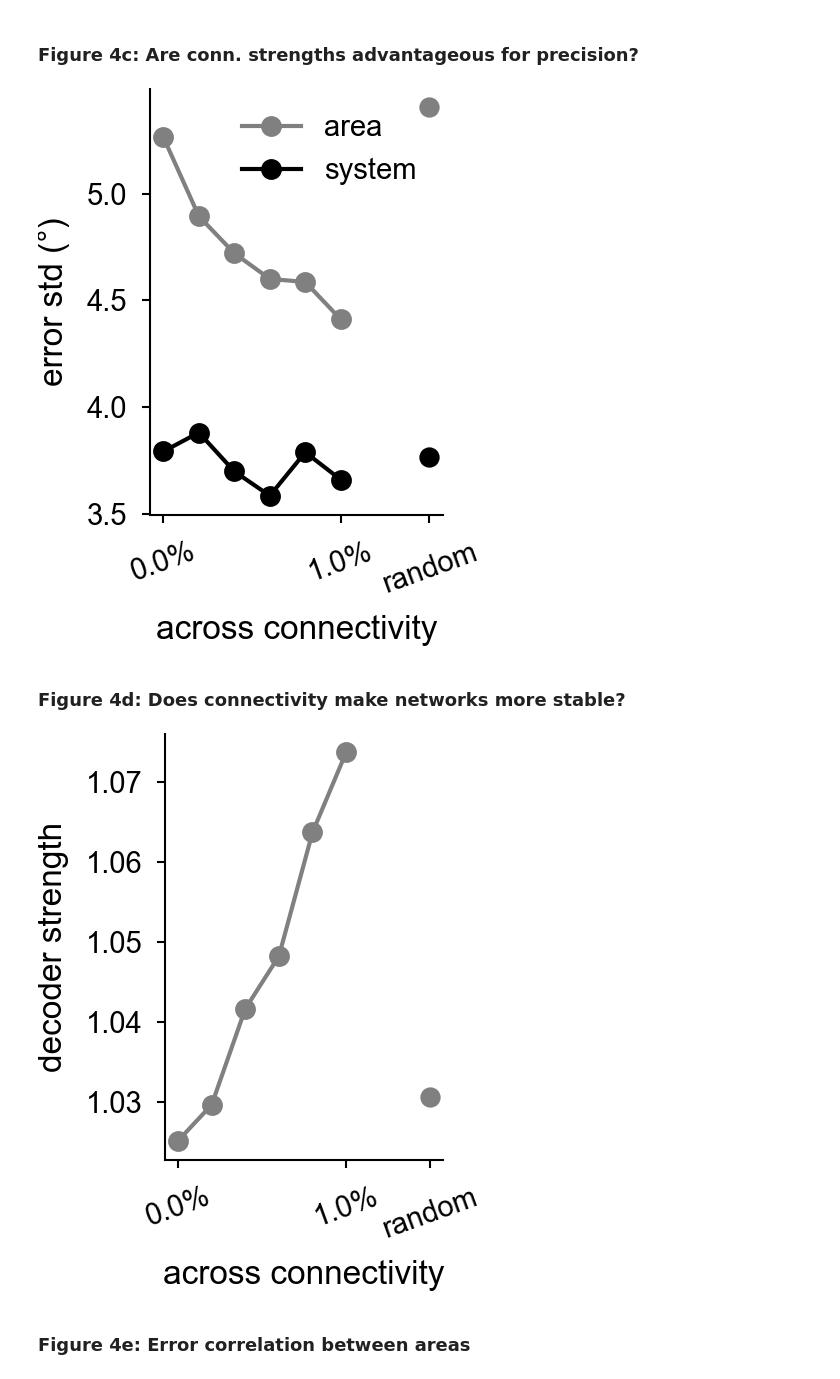
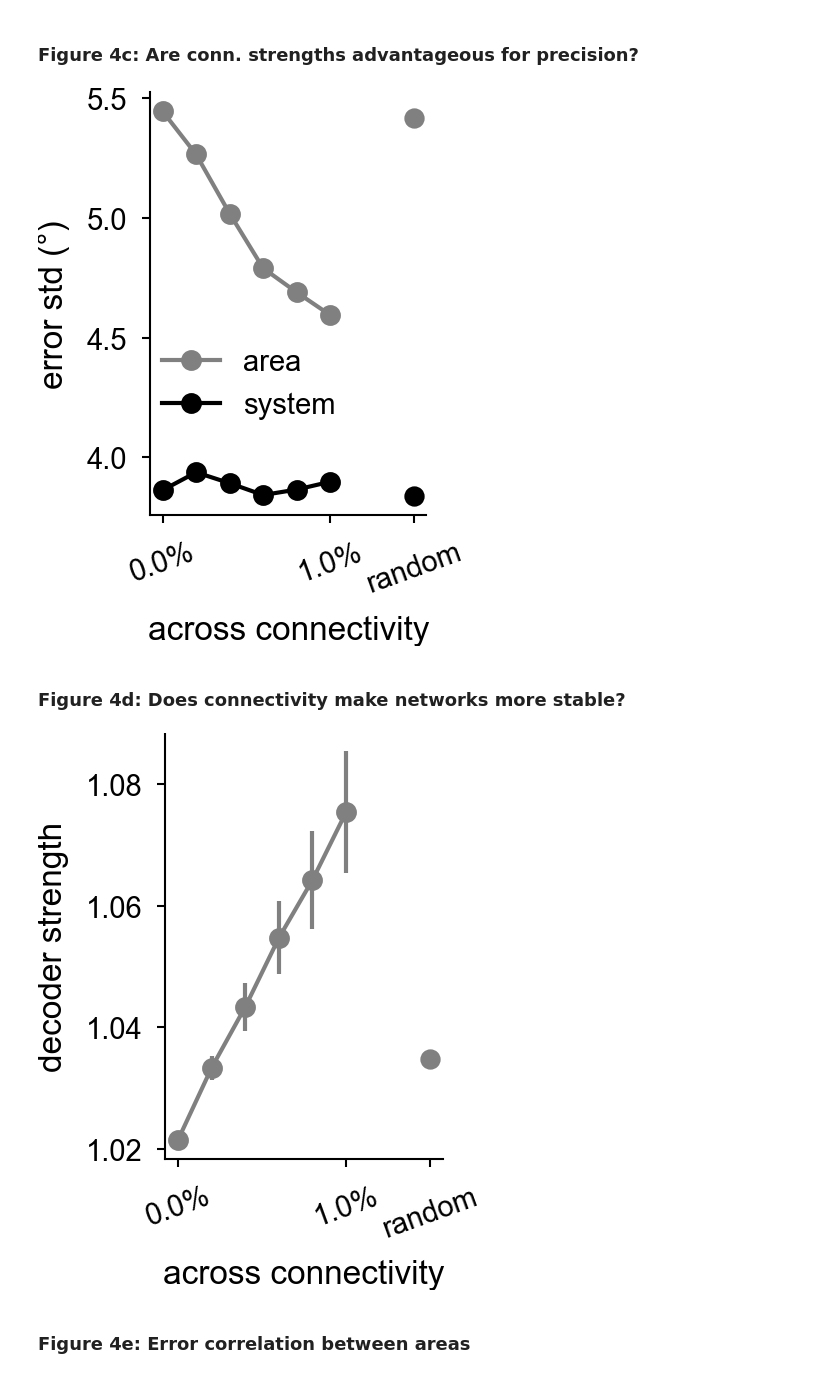
Before and after one commit to MelanieTschiersch/RedundantPrefrontalHemispheres, a Jupyter notebook: Figure4/Figure4.ipynb, the cells around one changed output. Drawn from its saved outputs; the diff is of its cells as text; code cells hidden in the pictures.

```diff
--- a/Figure4/Figure4.ipynb
+++ b/Figure4/Figure4.ipynb
@@ -174,9 +174,8 @@ os.getcwd()
 # %%
 loc = './Results/Figure4/'
 loc = './Results_Full/Figure4/'
-#filename = loc + 'TwoAreaVaryingUntunedConnect_Stim3'
-filename = loc + 'TwoAreaVaryingUntunedConnect_Stim3_subset'
-filename = loc + 'TwoAreaVaryingUntunedConnect_Stim3_bug'
+filename = loc + 'TwoAreaVaryingUntunedConnect_Stim3'
+#filename = loc + 'TwoAreaVaryingUntunedConnect_Stim3_subset'
 
 df_models = pd.read_csv(filename+'.csv')
 
@@ -261,0 +261,4 @@ print('# simulations: '+str(len(df_models)))
+# %%
+for s, strength in enumerate(conn_strengths[::-1]):
+    df = df_models.loc[df_models.across_factor==strength]
+    print(len(df))
@@ -348,46 +359,49 @@ ax.set_xticklabels([conn_strength_labels[0], conn_strength_labels[5],\
                     'random'], rotation=20)
 ax.set_xlabel('across connectivity')
 ax.set_ylabel('error std (°)')
-plt.legend()
+plt.legend(loc=(0, 0.2))
 ax.xaxis.set_ticks_position('bottom')
 ax.yaxis.set_ticks_position('left')
 plt.tight_layout()
 #plt.savefig('./Figures/Figure4/ModelComparison_PrecisionByModeltype.svg')
 # %% [output]
-[figure, old version]
+[figure, new version]
 # %% [markdown]
 ### Figure 4d: Does connectivity make networks more stable?
 # %%
 conn_strengths_resorted = conn_strengths#np.roll(conn_strengths, 1)
 conn_labels_resorted = conn_strengths#np.roll(conn_strength_labels, 1)
 
 strength_area = {s:[] for s in conn_strengths_resorted}
+strength_area_sem = {s:[] for s in conn_strengths_resorted}
 for s, strength in enumerate(conn_strengths_resorted):
     df = df_models.loc[df_models.across_factor==strength].copy().reset_index(drop=True)
 
     # strength of an area
     strength_area[strength] = np.mean(df.responsestrength1_area1.values)
+    strength_area_sem[strength] = sem(df.responsestrength1_area1.values)
 
 
 f,ax = plt.subplots(figsize=(1.7, 2.1))
 sns.despine()
 # area
-ax.plot(list(strength_area.keys())[:-1], list(strength_area.values())[:-1],\
+ax.errorbar(list(strength_area.keys())[:-1], list(strength_area.values())[:-1],\
+            yerr = list(strength_area_sem.keys())[:-1],\
         marker='o', label='area', color='grey', markersize=4)
 xvalue_star = -0.004
 ax.scatter(list(strength_area.keys())[-1]+0.001, list(strength_area.values())[-1], marker='o', color='grey', s=15)
 ax.set_xticks([conn_strengths[0],\
              conn_strengths[5], conn_strengths[-1]+0.001])
 ax.set_xticklabels([conn_strength_labels[0], conn_strength_labels[5],\
                     'random'], rotation=20)
 ax.set_xlabel('across connectivity')
 ax.set_ylabel('decoder strength')
 ax.xaxis.set_ticks_position('bottom')
 ax.yaxis.set_ticks_position('left')
 plt.tight_layout()
-#plt.savefig('./Figures/Figure4/ModelComparison_StrengthByModeltype.svg')
+plt.savefig('./Figures/Figure4/ModelComparison_StrengthByModeltype.svg')
 # %% [output]
-[figure, old version]
+[figure, new version]
 # %% [markdown]
 ### Figure 4e: Error correlation between areas
 # %%
```
Also changed, not shown: parts of 11 cells of this notebook, 2 other files.
